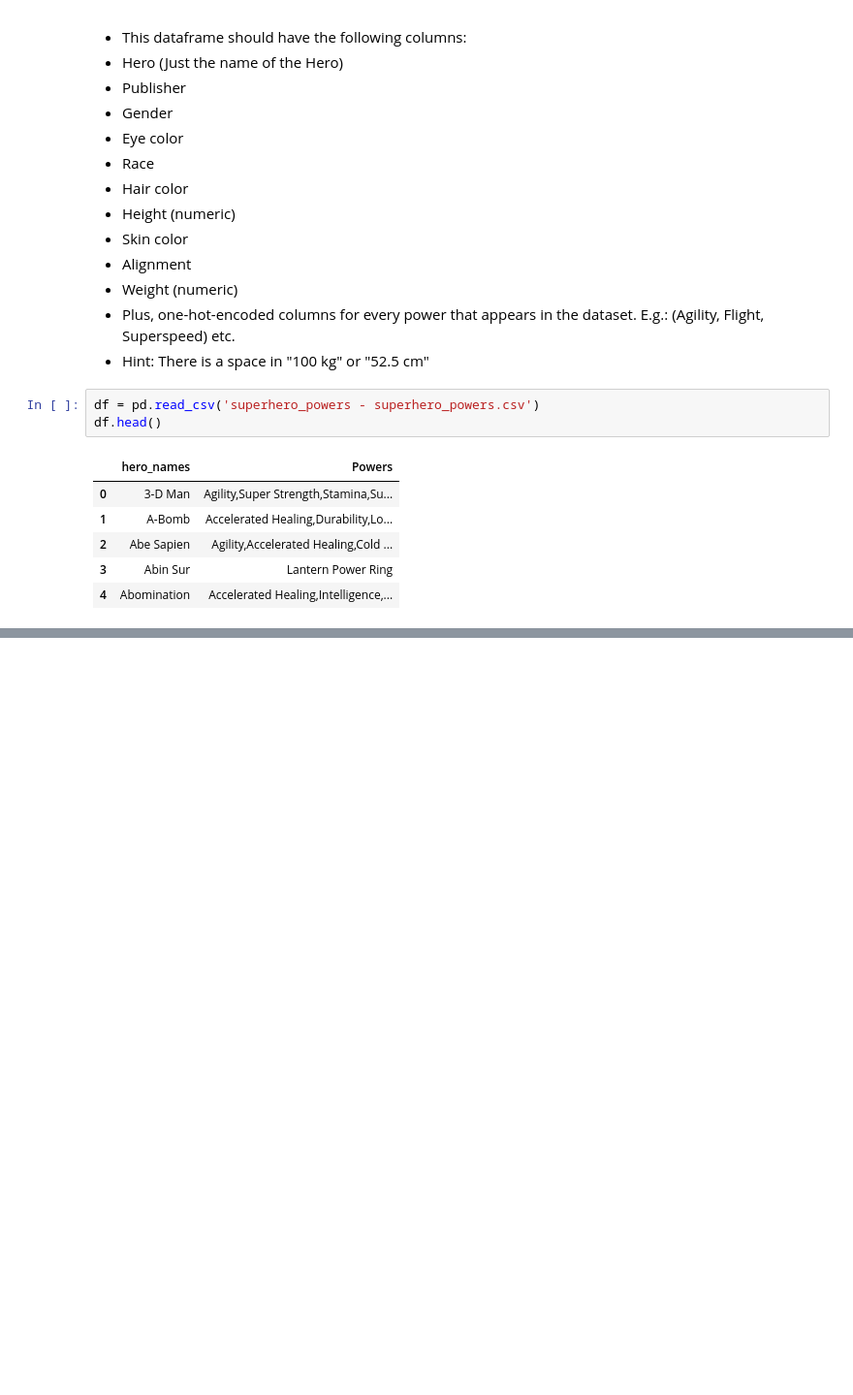
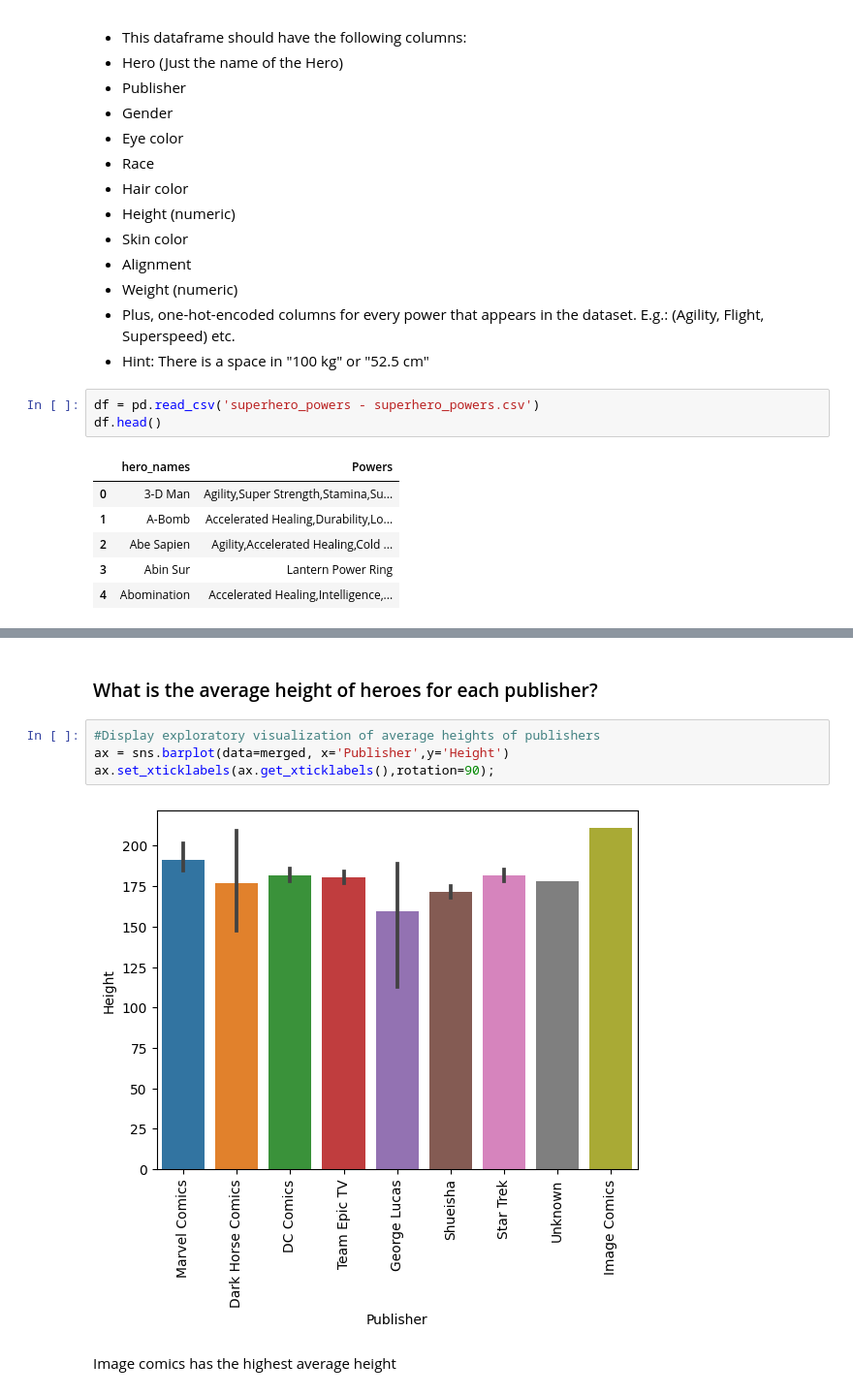
Before and after one commit to TopData530/Advanced-Transformation, a Jupyter notebook: Advanced Transformation.ipynb, the cells around one changed output, grey strips where cells are left out. Shown at 97% size. Cells and saved outputs as stored; diff of their text form; blank space fills up the shorter version.

```diff
--- a/Advanced Transformation.ipynb
+++ b/Advanced Transformation.ipynb
@@ -181,0 +329,10 @@ print(result[0])
+# %% [markdown]
+### What is the average height of heroes for each publisher?
+# %%
+#Display exploratory visualization of average heights of publishers
+ax = sns.barplot(data=merged, x='Publisher',y='Height')
+ax.set_xticklabels(ax.get_xticklabels(),rotation=90);
+# %% [output]
+[figure, added]
+# %% [markdown]
+Image comics has the highest average height
```
Also changed, not shown: parts of 39 cells of this notebook.
